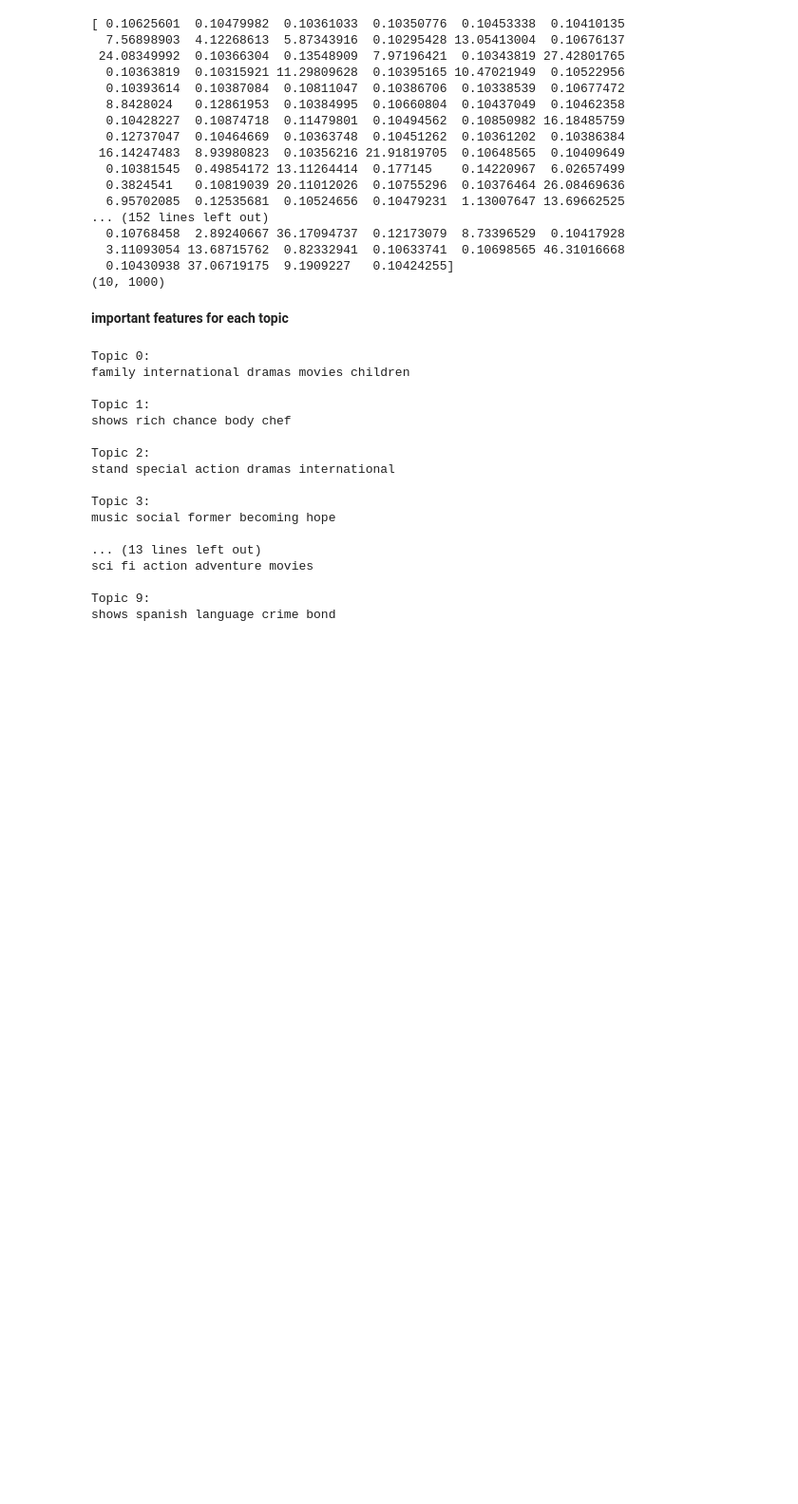
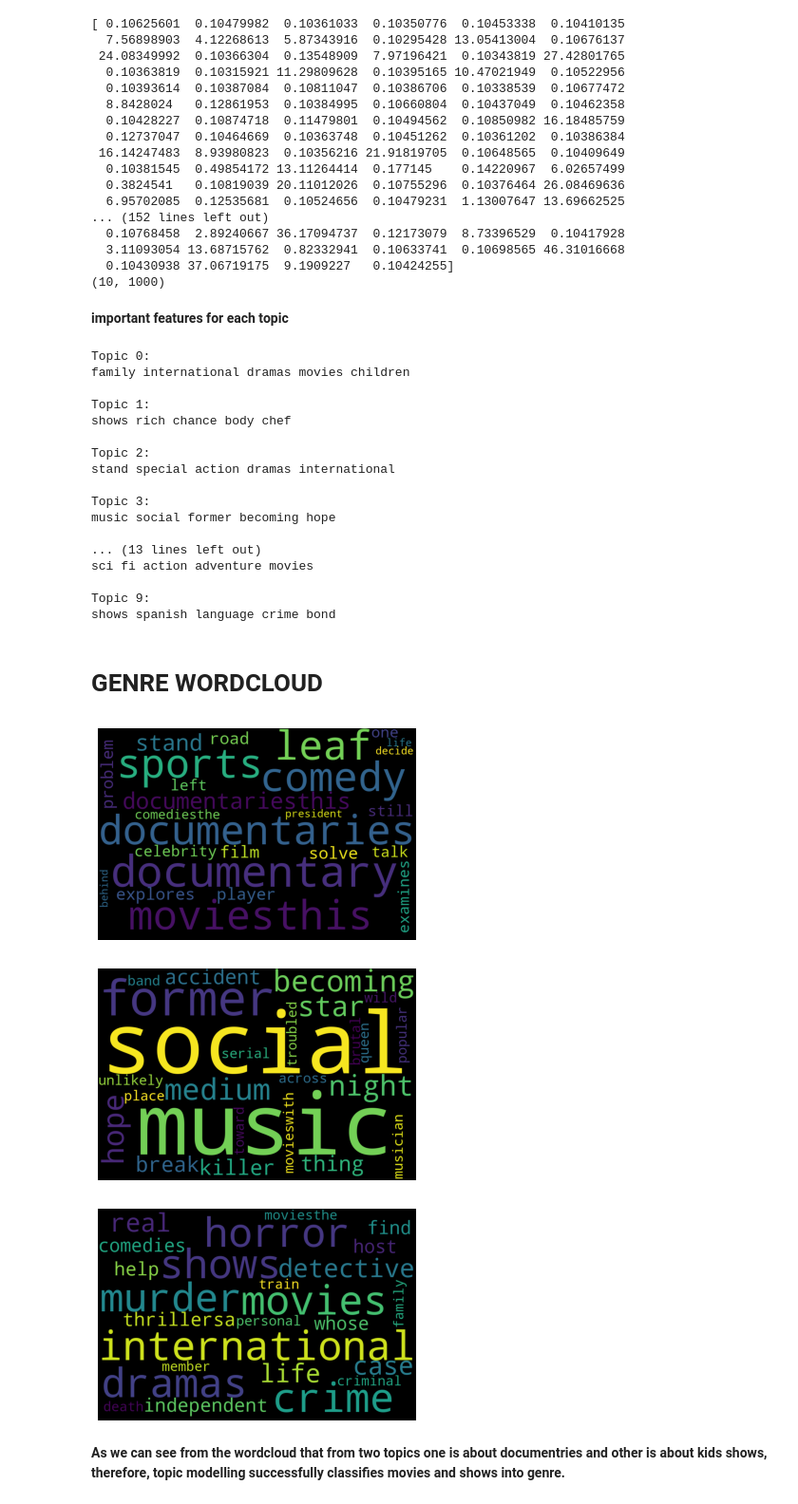
Before and after one commit to ShuklaRajni/Netflix_Movies_and_Tv_shows, a Jupyter notebook: NETFLIX_MOVIES_AND_TV_SHOWS_CLUSTERING.ipynb, the cells around one changed output. Shown: that part at 95% size. Drawn from its saved outputs; the diff is of its cells as text; code cells hidden in the pictures; blank space fills up the shorter version.

```diff
--- a/NETFLIX_MOVIES_AND_TV_SHOWS_CLUSTERING.ipynb
+++ b/NETFLIX_MOVIES_AND_TV_SHOWS_CLUSTERING.ipynb
@@ -865,3 +865,33 @@ sci fi action adventure movies
 
 Topic 9:
 shows spanish language crime bond
+# %% [markdown]
+# **GENRE WORDCLOUD**
+# %%
+from wordcloud import WordCloud
+# Generate a word cloud image for given topic
+def draw_word_cloud(index):
+  imp_words_topic=""
+  comp=LDA_Model.components_[index]
+  vocab_comp = zip(vocab, comp)
+  sorted_words = sorted(vocab_comp, key= lambda x:x[1], reverse=True)[:25]
+  for word in sorted_words:
+    imp_words_topic=imp_words_topic+" "+word[0]
+
+  wordcloud = WordCloud(width=900, height=600).generate(imp_words_topic)
+  plt.subplots(figsize=(5,5))
+  plt.imshow(wordcloud)
+  plt.axis("off")
+  plt.tight_layout()
+  plt.show()
+# %%
+# topic 0
+draw_word_cloud(4)
+draw_word_cloud(3)
+draw_word_cloud(7)
+# %% [output]
+[figure, added]
+[figure, added]
+[figure, added]
+# %% [markdown]
+**As we can see from the wordcloud that from two topics one is about documentries and other is about kids shows, therefore, topic modelling successfully classifies movies and shows into genre.**
```
Also changed, not shown: parts of 11 cells of this notebook.
